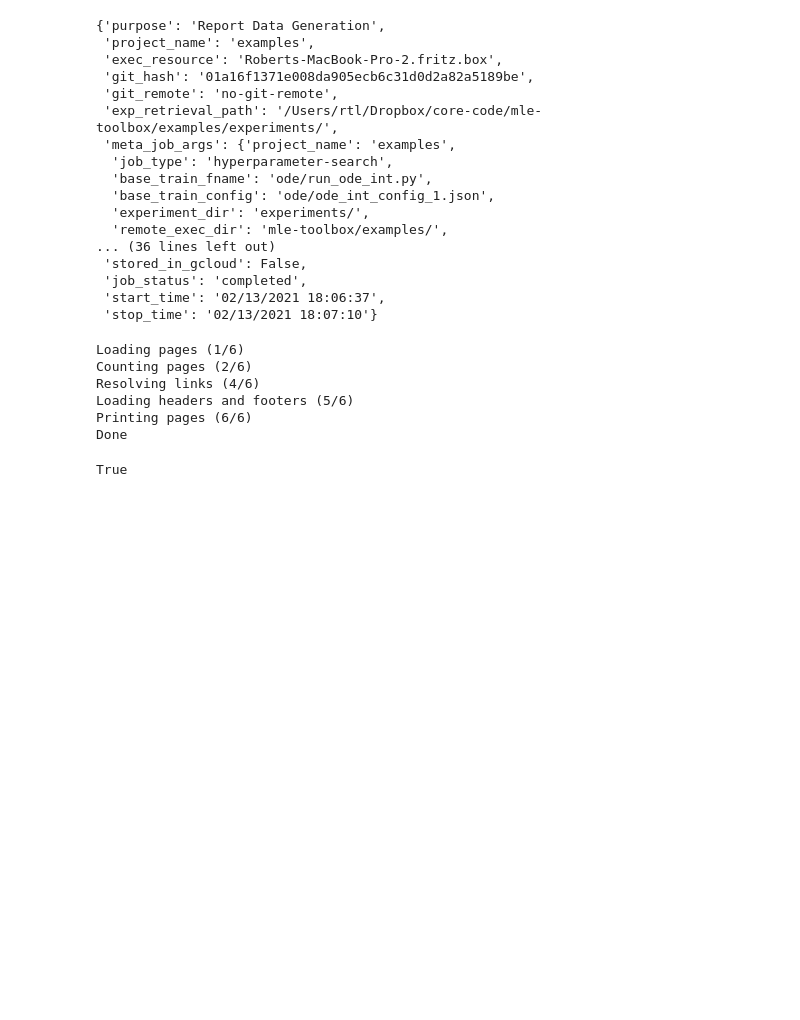
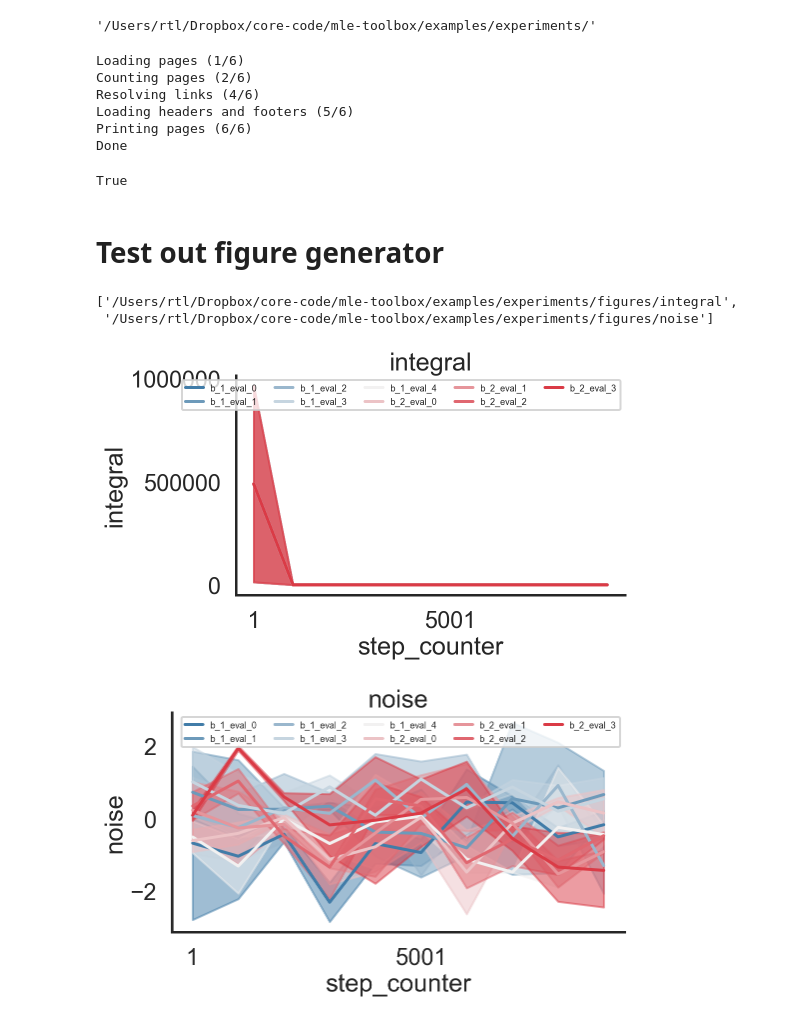
Before and after one commit to mle-infrastructure/mle-toolbox, a Jupyter notebook: examples/report_generation.ipynb, the cells around one changed output. Saved outputs shown, nothing was run; the diff lists cells and outputs as text; code cells hidden in the pictures; blank space fills up the shorter version.

Commit message:
Figures generator class

```diff
--- a/examples/report_generation.ipynb
+++ b/examples/report_generation.ipynb
@@ -12,26 +13,9 @@ import pdfkit
 # %%
 db, all_experiment_ids, last_experiment_id = load_local_protocol_db()
 e_id = all_experiment_ids[-1]
-report_data = db.get(e_id)
-report_data
+report_data = DotMap(db.get(e_id))
 # %% [output]
-{'purpose': 'Report Data Generation',
- 'project_name': 'examples',
- 'exec_resource': 'Roberts-MacBook-Pro-2.fritz.box',
- 'git_hash': '01a16f1371e008da905ecb6c31d0d2a82a5189be',
- 'git_remote': 'no-git-remote',
- 'exp_retrieval_path': '/Users/rtl/Dropbox/core-code/mle-toolbox/examples/experiments/',
- 'meta_job_args': {'project_name': 'examples',
-  'job_type': 'hyperparameter-search',
-  'base_train_fname': 'ode/run_ode_int.py',
-  'base_train_config': 'ode/ode_int_config_1.json',
-  'experiment_dir': 'experiments/',
-  'remote_exec_dir': 'mle-toolbox/examples/',
-... (36 lines left out)
- 'stored_in_gcloud': False,
- 'job_status': 'completed',
- 'start_time': '02/13/2021 18:06:37',
- 'stop_time': '02/13/2021 18:07:10'}
+'/Users/rtl/Dropbox/core-code/mle-toolbox/examples/experiments/'
 # %%
 with MarkdownGenerator(
     filename = str(e_id) + ".md", enable_write=False
@@ -79,3 +63,5 @@ Loading headers and footers (5/6)
 Printing pages (6/6)
 Done
 True
+# %% [markdown]
+# Test out figure generator
@@ -81,0 +70,9 @@ True
+# %%
+fig_gen = FigureGenerator(report_data.exp_retrieval_path)
+# %%
+fig_gen.generate_all_1D_figures()
+# %% [output]
+['/Users/rtl/Dropbox/core-code/mle-toolbox/examples/experiments/figures/integral',
+ '/Users/rtl/Dropbox/core-code/mle-toolbox/examples/experiments/figures/noise']
+[figure, added]
+[figure, added]
```
Also changed, not shown: parts of 2 cells of this notebook, 4 other files.
